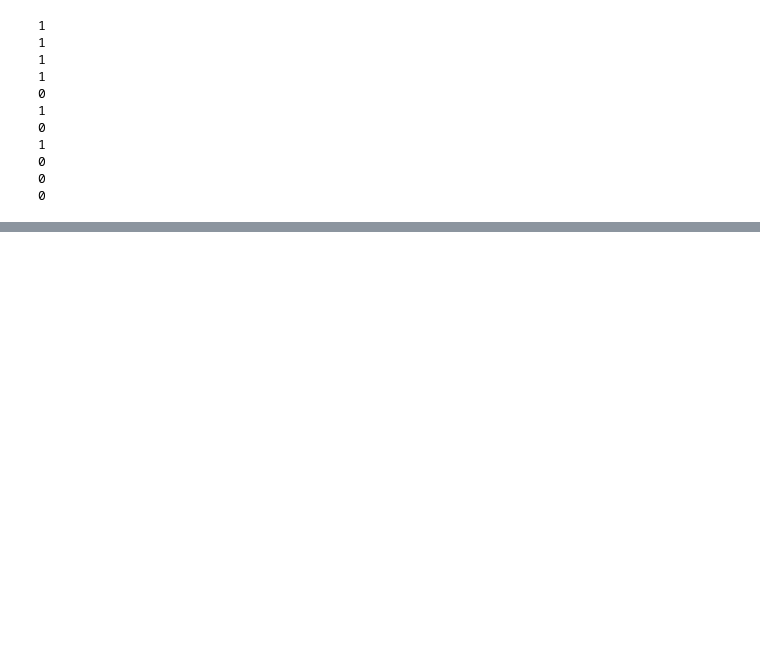
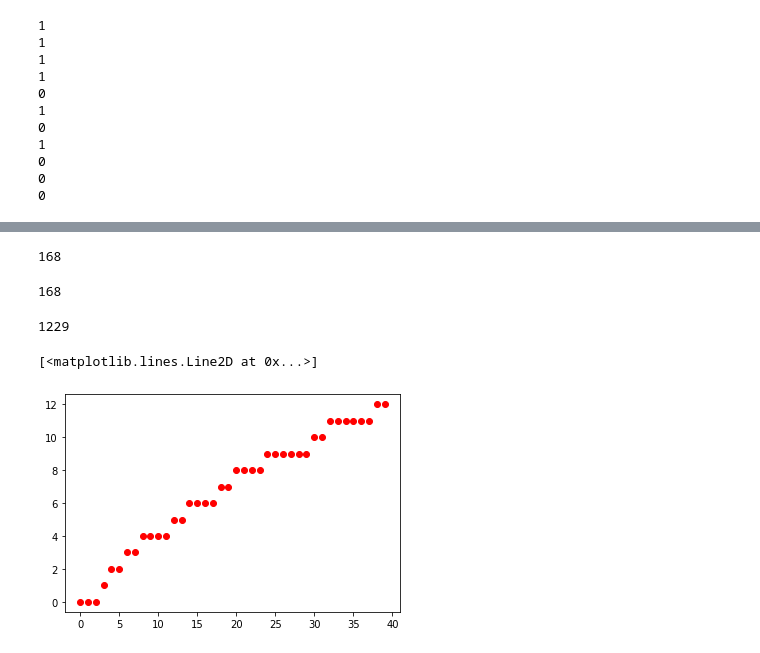
Before and after one commit to ryanjacobkelly/ryan, a Jupyter notebook: Asssignment 1.ipynb, the cells around one changed output, grey strips where cells are left out. Cells and saved outputs as stored; diff of their text form; code cells hidden in the pictures; blank space fills up the shorter version.

```diff
--- a/Asssignment 1.ipynb
+++ b/Asssignment 1.ipynb
@@ -129,0 +135,13 @@ for k in np.arange(11):
+# %%
+# Function to check if a number is prime
+def isprime(n):
+    i = 2
+    if(n == 1):
+        return ("not prime")
+    while i <= np.sqrt(n):
+        # For each i check if it divides n
+        if (n % i==0):
+            return ("not prime")
+        i+=1
+        # If no divisors are found, the number is prime
+    return ("prime")
@@ -129,0 +253,39 @@ for k in np.arange(11):
+# %%
+primecount = np.array([])
+p=1
+while p < 1000:
+    if(isprime(p) == "prime"):
+        primecount = np.append(primecount, [p])
+    p+=1
+len(primecount)
+# %% [output]
+168
+# %%
+def primecount(x):
+    primecount = np.array([])
+    p=1
+    while p < x:
+        if(isprime(p) == "prime"):
+            primecount = np.append(primecount, [p])
+        p+=1
+    return len(primecount)
+# %%
+primecount(1000)
+# %% [output]
+168
+# %%
+primecount(10000)
+# %% [output]
+1229
+# %%
+x = np.arange(0,40,1)
+Pi = np.zeros(40)
+i=0
+while i < np.size(Pi):
+    Pi[i] = primecount(i)
+    i += 1
+# %%
+plt.plot(x, Pi, 'ro')
+# %% [output]
+[<matplotlib.lines.Line2D at 0x...>]
+[figure, added]
```
Also changed, not shown: parts of 7 cells of this notebook.
